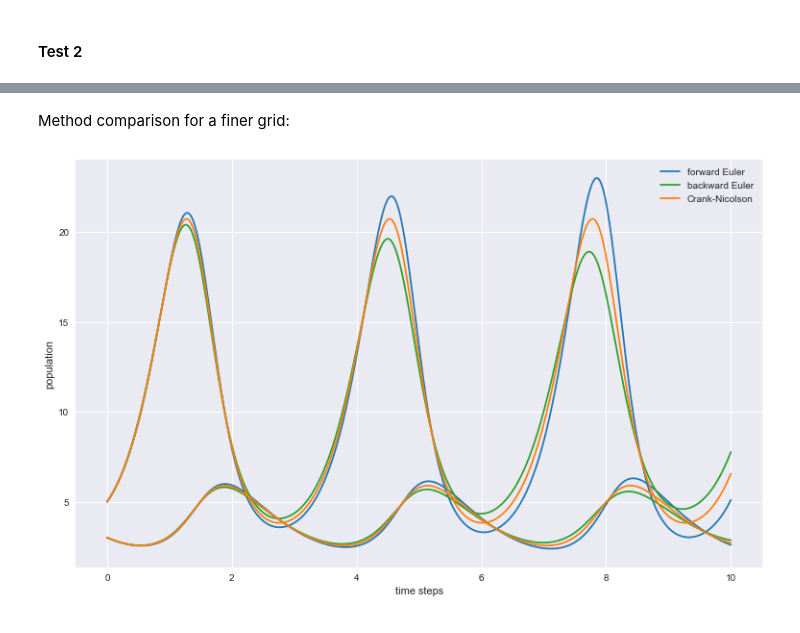
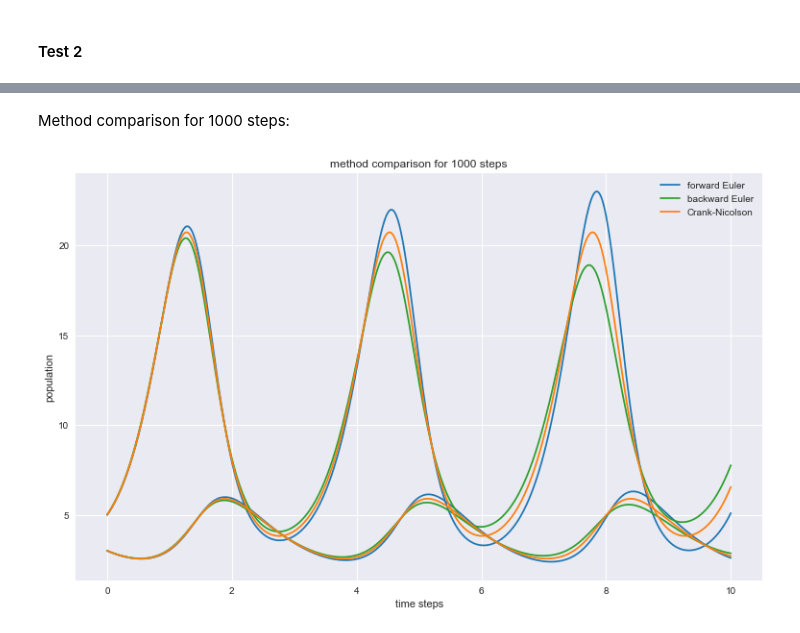
Before and after one commit to maxstollmayer/NuMeDiffG, a Jupyter notebook: Aufgabenblatt 3/Aufgabenblatt 3 Lösung.ipynb, the cells around one changed output, grey strips where cells are left out. Drawn from its saved outputs; the diff is of its cells as text; code cells hidden in the pictures.

```diff
--- a/Aufgabenblatt 3/Aufgabenblatt 3 Lösung.ipynb
+++ b/Aufgabenblatt 3/Aufgabenblatt 3 Lösung.ipynb
@@ -247,21 +253,22 @@ plt.legend()
 [figure]
 # %% [markdown]
-Method comparison for a finer grid:
+Method comparison for 1000 steps:
 # %%
 N3 = 1000
 t3_fe, y3_fe = forward_euler(f2, y2_0, t2_0, t2_N, N3)
 t3_be, y3_be = backward_euler(f2, y2_0, t2_0, t2_N, N3)
 t3_cn, y3_cn = crank_nicolson(f2, y2_0, t2_0, t2_N, N3)
 
 plt.plot(t3_fe, y3_fe[:, 0], "tab:blue", label="forward Euler")
 plt.plot(t3_fe, y3_fe[:, 1], "tab:blue")
 plt.plot(t3_be, y3_be[:, 0], "tab:green", label="backward Euler")
 plt.plot(t3_be, y3_be[:, 1], "tab:green")
 plt.plot(t3_cn, y3_cn[:, 0], "tab:orange", label="Crank-Nicolson")
 plt.plot(t3_cn, y3_cn[:, 1], "tab:orange")
+plt.title("method comparison for 1000 steps")
 plt.xlabel("time steps")
 plt.ylabel("population")
 plt.legend()
 plt.show()
 # %% [output]
-[figure, old version]
+[figure, new version]
```
Also changed, not shown: parts of 5 cells of this notebook, 9 other files.
